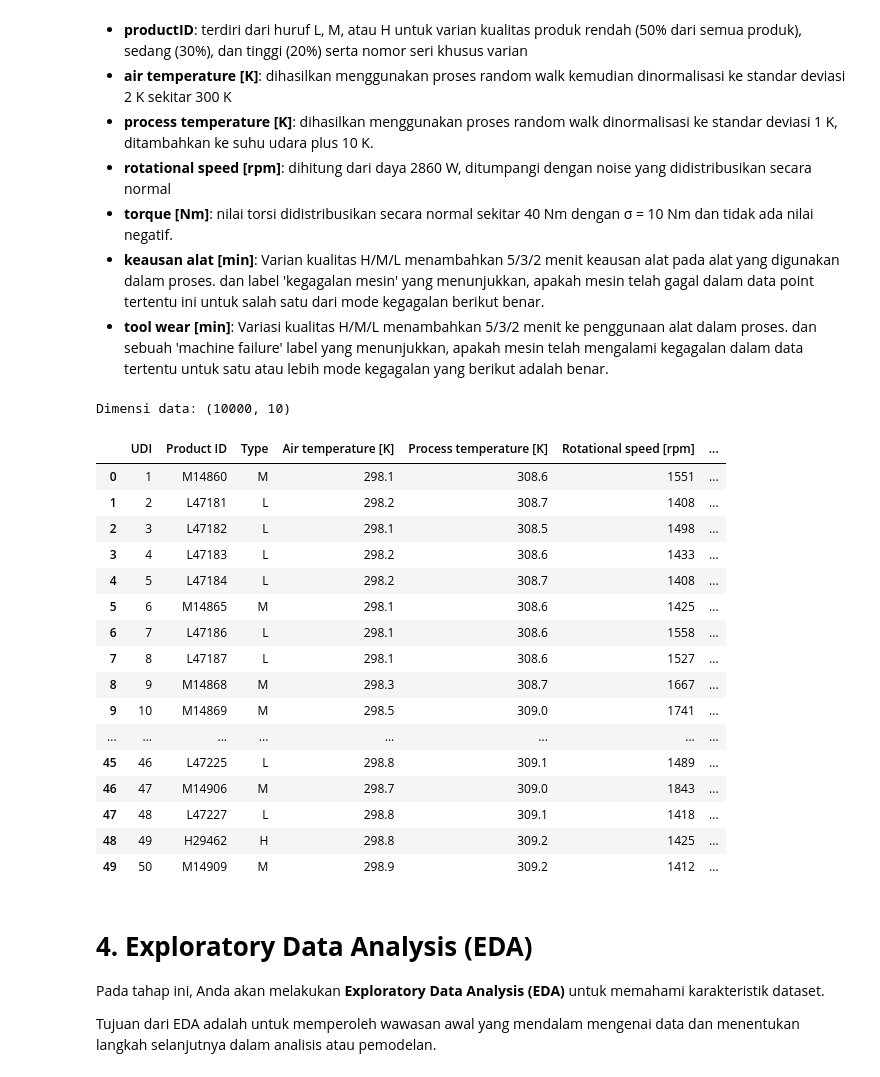
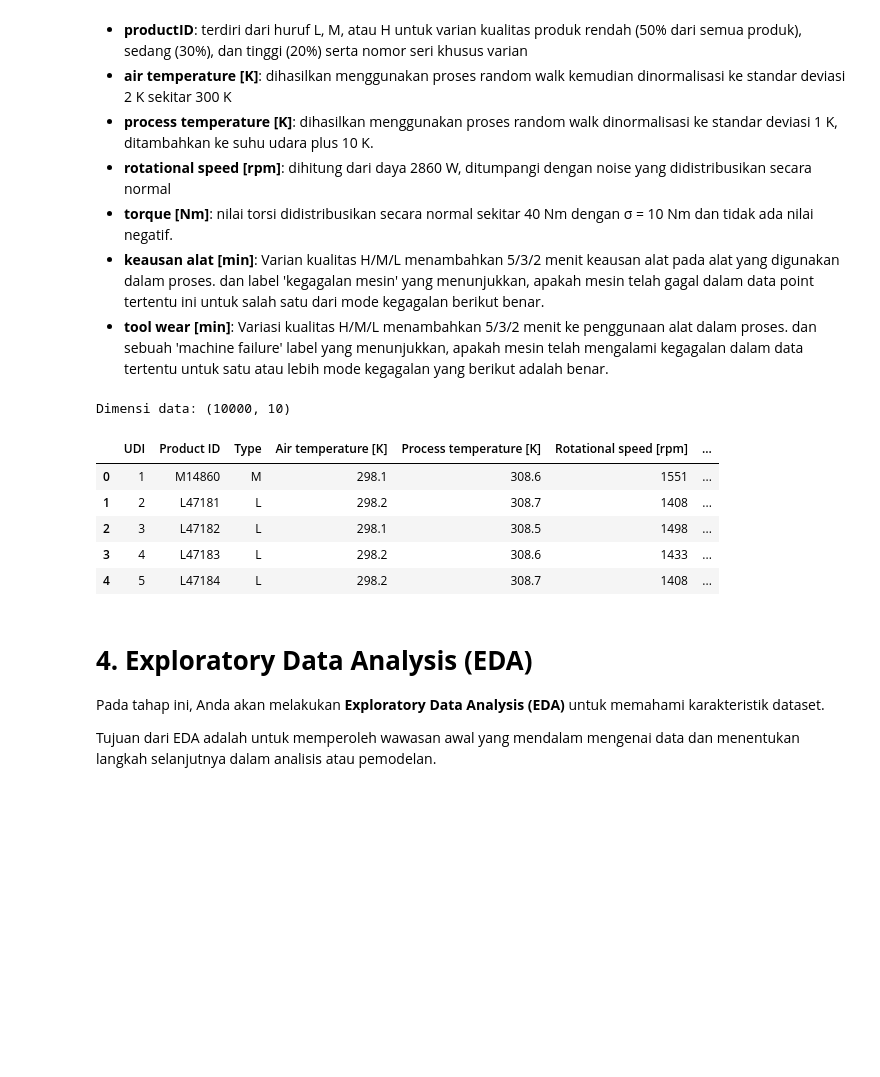
Before and after one commit to oscar-sinaga/Eksperimen_SML_Oscar, a Jupyter notebook: preprocessing/Eksperimen_Nama-Oscar.ipynb, the cells around one changed output. Drawn from its saved outputs; the diff is of its cells as text; code cells hidden in the pictures; blank space fills up the shorter version.

```diff
--- a/preprocessing/Eksperimen_Nama-Oscar.ipynb
+++ b/preprocessing/Eksperimen_Nama-Oscar.ipynb
@@ -64,38 +63,20 @@ kolom:
 - **keausan alat [min]**: Varian kualitas H/M/L menambahkan 5/3/2 menit keausan alat pada alat yang digunakan dalam proses. dan label 'kegagalan mesin' yang menunjukkan, apakah mesin telah gagal dalam data point tertentu ini untuk salah satu dari mode kegagalan berikut benar.
 - **tool wear [min]**: Variasi kualitas H/M/L menambahkan 5/3/2 menit ke penggunaan alat dalam proses. dan sebuah
 'machine failure' label yang menunjukkan, apakah mesin telah mengalami kegagalan dalam data tertentu untuk satu atau lebih mode kegagalan yang berikut adalah benar.
-# %%
-# 4. Baca dataset menggunakan library Pandas
-import pandas as pd
-import os
-# Base Dir
-BASE_DIR = os.path.abspath(os.path.join(os.getcwd(), os.pardir))# Load CSV ke dalam DataFrame
-df = pd.read_csv(os.path.join(BASE_DIR, "predictive_maintenance_raw", "predictive_maintenance.csv"))
-
-# Tampilkan informasi tentang DataFrame
-print("Dimensi data:", df.shape)
-
-# Tampilkan 5 baris pertama
-df.head(50)
-# %% [output]
-Dimensi data: (10000, 10)
-|  | UDI | Product ID | Type | Air temperature [K] | Process temperature [K] | Rotational speed [rpm] | ... |
-| 0 | 1 | M14860 | M | 298.1 | 308.6 | 1551 | ... |
-| 1 | 2 | L47181 | L | 298.2 | 308.7 | 1408 | ... |
-| 2 | 3 | L47182 | L | 298.1 | 308.5 | 1498 | ... |
-| 3 | 4 | L47183 | L | 298.2 | 308.6 | 1433 | ... |
-| 4 | 5 | L47184 | L | 298.2 | 308.7 | 1408 | ... |
-| 5 | 6 | M14865 | M | 298.1 | 308.6 | 1425 | ... |
-| 6 | 7 | L47186 | L | 298.1 | 308.6 | 1558 | ... |
-| 7 | 8 | L47187 | L | 298.1 | 308.6 | 1527 | ... |
-| 8 | 9 | M14868 | M | 298.3 | 308.7 | 1667 | ... |
-| 9 | 10 | M14869 | M | 298.5 | 309.0 | 1741 | ... |
-| ... | ... | ... | ... | ... | ... | ... | ... |
-| 45 | 46 | L47225 | L | 298.8 | 309.1 | 1489 | ... |
-| 46 | 47 | M14906 | M | 298.7 | 309.0 | 1843 | ... |
-| 47 | 48 | L47227 | L | 298.8 | 309.1 | 1418 | ... |
-| 48 | 49 | H29462 | H | 298.8 | 309.2 | 1425 | ... |
-| 49 | 50 | M14909 | M | 298.9 | 309.2 | 1412 | ... |
+# %%
+df = pd.read_csv(os.path.join(BASE_DIR, "predictive_maintenance_raw", "predictive_maintenance.csv"))
+
+print("Dimensi data:", df.shape)
+
+df.head(5)
+# %% [output]
+Dimensi data: (10000, 10)
+|  | UDI | Product ID | Type | Air temperature [K] | Process temperature [K] | Rotational speed [rpm] | ... |
+| 0 | 1 | M14860 | M | 298.1 | 308.6 | 1551 | ... |
+| 1 | 2 | L47181 | L | 298.2 | 308.7 | 1408 | ... |
+| 2 | 3 | L47182 | L | 298.1 | 308.5 | 1498 | ... |
+| 3 | 4 | L47183 | L | 298.2 | 308.6 | 1433 | ... |
+| 4 | 5 | L47184 | L | 298.2 | 308.7 | 1408 | ... |
 # %% [markdown]
 # **4. Exploratory Data Analysis (EDA)**
 
```
Also changed, not shown: parts of 4 cells of this notebook, 3 other files.
